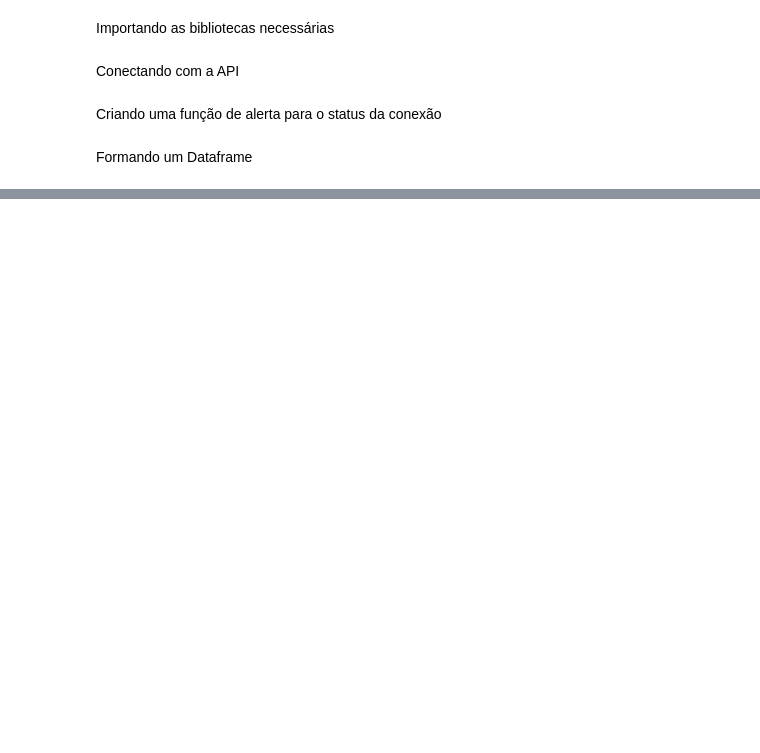
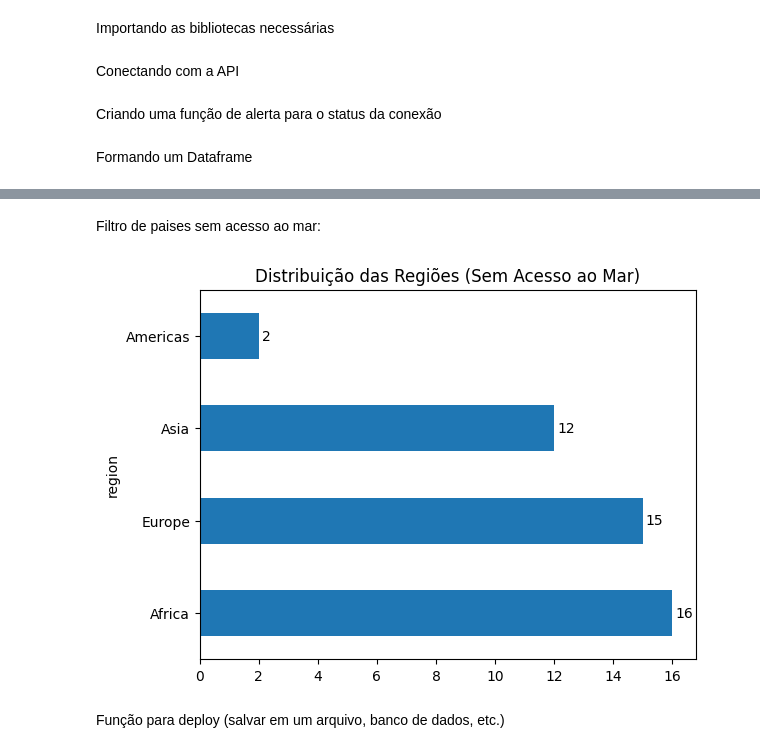
Before and after one commit to ncynira/projeto.final, a Jupyter notebook: Entrega_projeto.ipynb, the cells around one changed output, grey strips where cells are left out. Saved outputs shown, nothing was run; the diff lists cells and outputs as text; code cells hidden in the pictures; blank space fills up the shorter version.

```diff
--- a/Entrega_projeto.ipynb
+++ b/Entrega_projeto.ipynb
@@ -69,0 +96,16 @@ df_formatado.to_csv('restcountries.csv', index=False)
+# %% [markdown]
+Filtro de paises sem acesso ao mar:
+# %%
+fig, ax = plt.subplots()
+paises_sem_acesso_ao_mar['region'].value_counts().plot(kind='barh', title='Distribuição das Regiões (Sem Acesso ao Mar)', ax=ax)
+
+    # Adicione rótulos para cada barra
+for i, v in enumerate(paises_sem_acesso_ao_mar['region'].value_counts()):
+    ax.text(v + 0.1, i, str(v), ha='left', va='center')  # Ajuste para barras horizontais
+
+    # Exiba o gráfico
+plt.show()
+# %% [output]
+[figure, added]
+# %% [markdown]
+Função para deploy (salvar em um arquivo, banco de dados, etc.)
```
Also changed, not shown: parts of 8 cells of this notebook, 1 other file.
